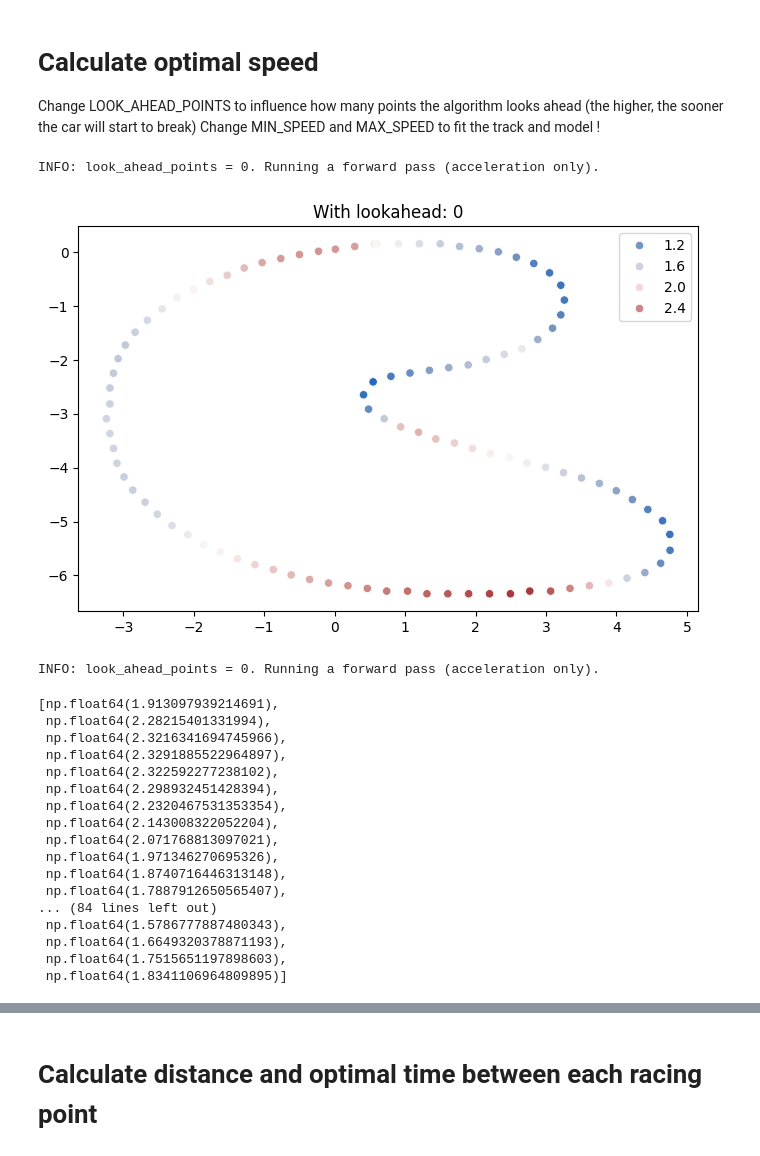
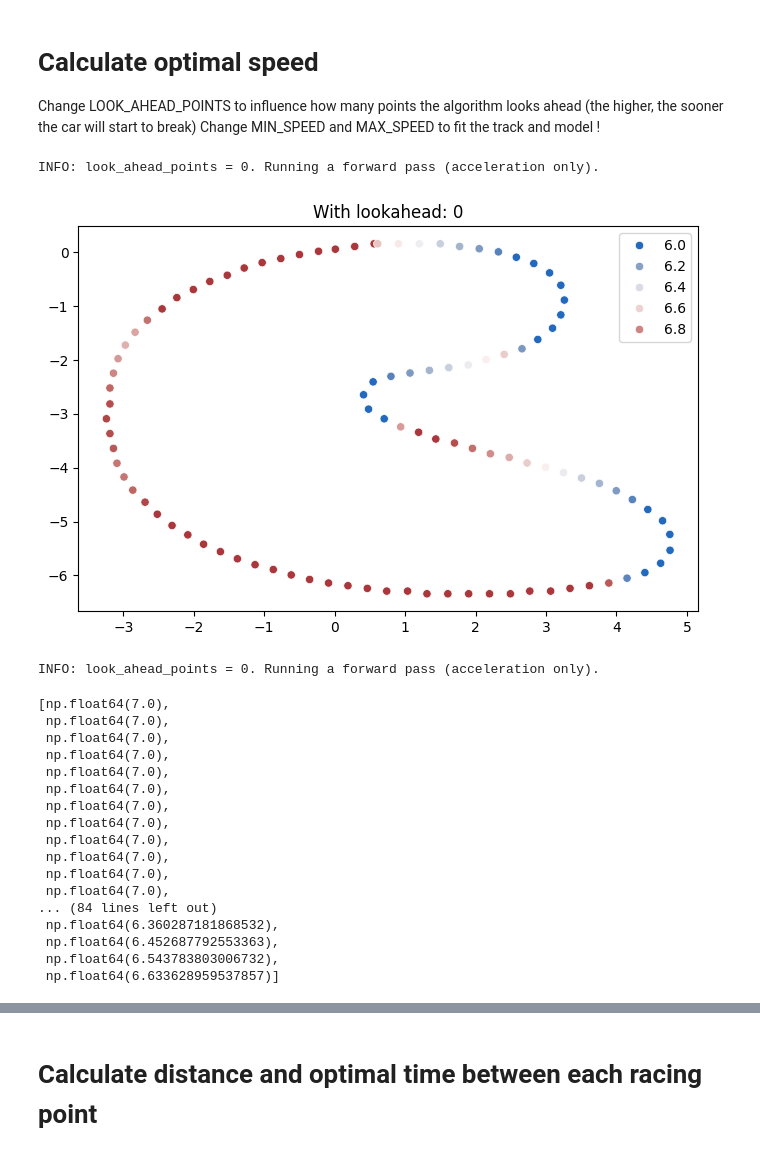
Before and after one commit to anjrew/race-lines-optimization, a Jupyter notebook: notebooks/get_speed_via_angle.ipynb, the cells around one changed output, grey strips where cells are left out. Cells and saved outputs as stored; diff of their text form; code cells hidden in the pictures.

```diff
--- a/notebooks/get_speed_via_angle.ipynb
+++ b/notebooks/get_speed_via_angle.ipynb
@@ -236,37 +242,41 @@ Change MIN_SPEED and MAX_SPEED to fit the track and model !
 # %%
 from matplotlib import pyplot as plt
 import seaborn as sns
 
 LOOK_AHEAD_POINTS = 0
-ROLL_SIZE = 1
+ROLL_SIZE = 0
 SMOOTHING_WINDOW_SIZE = 7
 MIN_SPEED = 1.0
 MAX_SPEED = 7
-MAX_ACC = 0.7  # Maximal acceleration
-MAX_DEC = 0.7  # Maximal deceleration
+MAX_ACC = 2.0  # Maximal acceleration
+MAX_DEC = 2.0  # Maximal deceleration
 
-
+my_car_personality = {
+    3: 7,    # At a xm radius, target speed is y m/s
+    2: 6,   # At a 2m radius, target speed is 6 m/s
+}
 
 # Calculate optimal speed
 velocity = optimal_velocity(
     track=racing_track,
+    speed_map=my_car_personality,
     min_speed=MIN_SPEED,
     max_speed=MAX_SPEED,
     look_ahead_points=LOOK_AHEAD_POINTS,
     smoothing_window_size=SMOOTHING_WINDOW_SIZE,
     roll=ROLL_SIZE,
     max_acceleration=MAX_ACC,
     max_deceleration=MAX_DEC
 )
 
 x = [i[0] for i in racing_track]
 y = [i[1] for i in racing_track]
 fig, ax = plt.subplots(figsize=(8, 5))
 ax = sns.scatterplot(x=x, y=y, hue=velocity, palette="vlag").set_title(
     f"With lookahead: {LOOK_AHEAD_POINTS}")
 # %% [output]
 INFO: look_ahead_points = 0. Running a forward pass (acceleration only).
-[figure, old version]
+[figure, new version]
 # %%
 
 from matplotlib import pyplot as plt
@@ -276,6 +286,7 @@ import seaborn as sns
 # Without lookahead
 velocity_no_lookahead = optimal_velocity(
     track=racing_track,
+    speed_map=my_car_personality,
     min_speed=MIN_SPEED,
     max_speed=MAX_SPEED,
     look_ahead_points=0,
@@ -287,21 +298,21 @@ velocity_no_lookahead = optimal_velocity(
 velocity_no_lookahead
 # %% [output]
 INFO: look_ahead_points = 0. Running a forward pass (acceleration only).
-[np.float64(1.913097939214691),
- np.float64(2.28215401331994),
- np.float64(2.3216341694745966),
- np.float64(2.3291885522964897),
- np.float64(2.322592277238102),
- np.float64(2.298932451428394),
- np.float64(2.2320467531353354),
- np.float64(2.143008322052204),
- np.float64(2.071768813097021),
- np.float64(1.971346270695326),
- np.float64(1.8740716446313148),
- np.float64(1.7887912650565407),
+[np.float64(7.0),
+ np.float64(7.0),
+ np.float64(7.0),
+ np.float64(7.0),
+ np.float64(7.0),
+ np.float64(7.0),
+ np.float64(7.0),
+ np.float64(7.0),
+ np.float64(7.0),
+ np.float64(7.0),
+ np.float64(7.0),
+ np.float64(7.0),
 ... (84 lines left out)
- np.float64(1.5786777887480343),
- np.float64(1.6649320378871193),
- np.float64(1.7515651197898603),
- np.float64(1.8341106964809895)]
+ np.float64(6.360287181868532),
+ np.float64(6.452687792553363),
+ np.float64(6.543783803006732),
+ np.float64(6.633628959537857)]
 # %%
```
Also changed, not shown: parts of 3 cells of this notebook.
